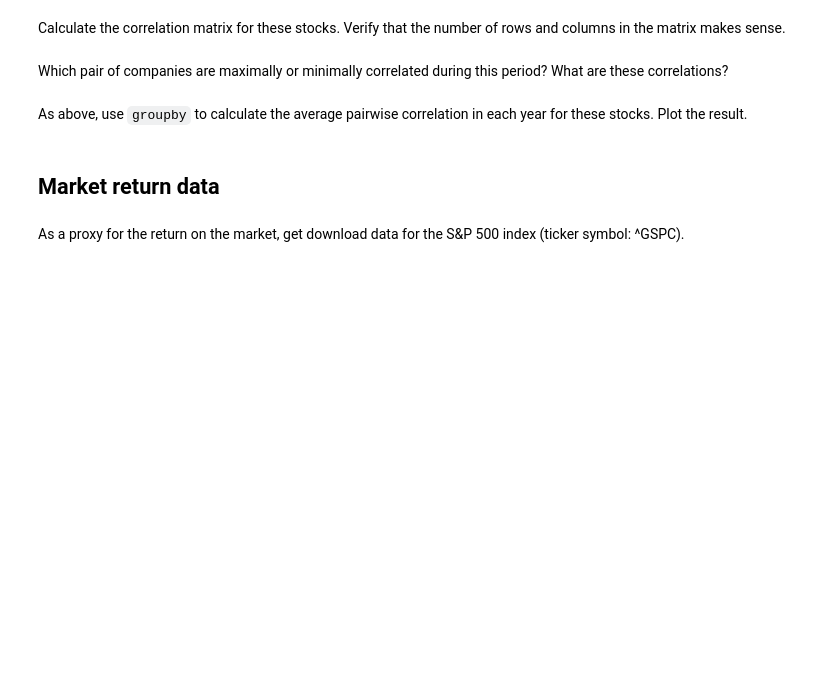
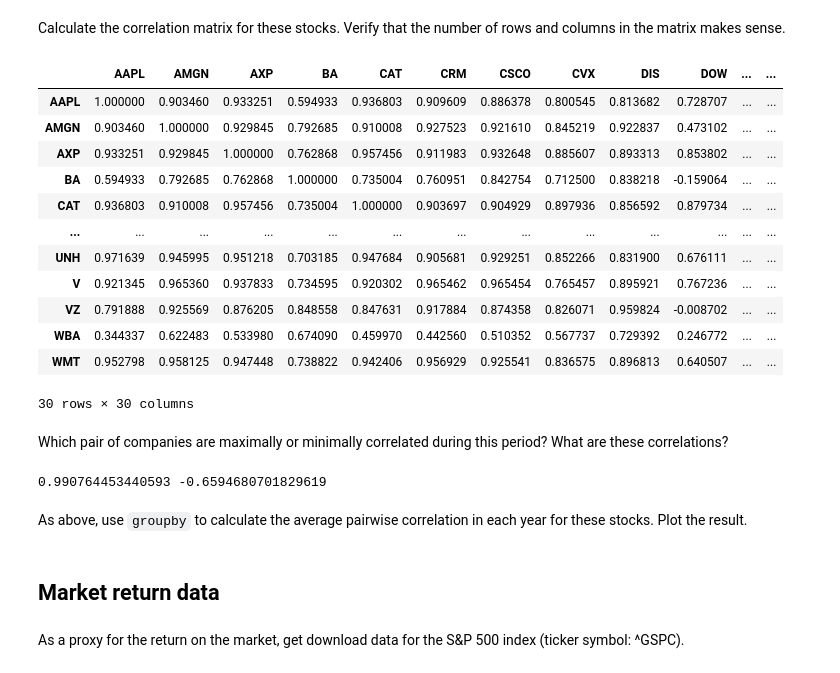
Before and after one commit to vargopal/stockMarket, a Jupyter notebook: HW1.ipynb, the cells around one changed output. Saved outputs shown, nothing was run; the diff lists cells and outputs as text; code cells hidden in the pictures; blank space fills up the shorter version.

```diff
--- a/HW1.ipynb
+++ b/HW1.ipynb
@@ -154,3 +168,14 @@ Use the `Symbol` column with the code from earlier to construct a new DataFrame
 (These stocks have not all been part of the DJIA since 2001, but we'll use these companies as a sample anyway.)
 
 **Hint:** The YFinance download function takes a *list* of symbols. You can use the pandas `to_list()` method to get this.
+# %%
+company_lst = dow['Symbol']
+company_lst
+
+dji = yf.download(tickers= company_lst.to_list(),
+                   interval='1d',
+                   start='2001-01-01')
+
+dji = dji['Adj Close']
+
+dji.head()
@@ -157,2 +192,19 @@ Use the `Symbol` column with the code from earlier to construct a new DataFrame
 # %% [markdown]
 Calculate the correlation matrix for these stocks. Verify that the number of rows and columns in the matrix makes sense.
+# %%
+dji_corr = dji.corr()
+dji_corr
+# %% [output]
+|  | AAPL | AMGN | AXP | BA | CAT | CRM | CSCO | CVX | DIS | DOW | ... | ... |
+| AAPL | 1.000000 | 0.903460 | 0.933251 | 0.594933 | 0.936803 | 0.909609 | 0.886378 | 0.800545 | 0.813682 | 0.728707 | ... | ... |
+| AMGN | 0.903460 | 1.000000 | 0.929845 | 0.792685 | 0.910008 | 0.927523 | 0.921610 | 0.845219 | 0.922837 | 0.473102 | ... | ... |
+| AXP | 0.933251 | 0.929845 | 1.000000 | 0.762868 | 0.957456 | 0.911983 | 0.932648 | 0.885607 | 0.893313 | 0.853802 | ... | ... |
+| BA | 0.594933 | 0.792685 | 0.762868 | 1.000000 | 0.735004 | 0.760951 | 0.842754 | 0.712500 | 0.838218 | -0.159064 | ... | ... |
+| CAT | 0.936803 | 0.910008 | 0.957456 | 0.735004 | 1.000000 | 0.903697 | 0.904929 | 0.897936 | 0.856592 | 0.879734 | ... | ... |
+| ... | ... | ... | ... | ... | ... | ... | ... | ... | ... | ... | ... | ... |
+| UNH | 0.971639 | 0.945995 | 0.951218 | 0.703185 | 0.947684 | 0.905681 | 0.929251 | 0.852266 | 0.831900 | 0.676111 | ... | ... |
+| V | 0.921345 | 0.965360 | 0.937833 | 0.734595 | 0.920302 | 0.965462 | 0.965454 | 0.765457 | 0.895921 | 0.767236 | ... | ... |
+| VZ | 0.791888 | 0.925569 | 0.876205 | 0.848558 | 0.847631 | 0.917884 | 0.874358 | 0.826071 | 0.959824 | -0.008702 | ... | ... |
+| WBA | 0.344337 | 0.622483 | 0.533980 | 0.674090 | 0.459970 | 0.442560 | 0.510352 | 0.567737 | 0.729392 | 0.246772 | ... | ... |
+| WMT | 0.952798 | 0.958125 | 0.947448 | 0.738822 | 0.942406 | 0.956929 | 0.925541 | 0.836575 | 0.896813 | 0.640507 | ... | ... |
+30 rows × 30 columns
@@ -159,5 +213,16 @@ Calculate the correlation matrix for these stocks. Verify that the number of row
 # %% [markdown]
 Which pair of companies are maximally or minimally correlated during this period? What are these correlations?
+# %%
+dji_corr
+max_corr = dji_corr['corr'].max()
+max_pair = dji_corr[dji_corr.isin(max_corr)]
+
+min_corr = dji_corr['corr'].min()
+
+
+print(max_corr, min_corr)
+# %% [output]
+0.990764453440593 -0.6594680701829619
 # %% [markdown]
 As above, use `groupby` to calculate the average pairwise correlation in each year for these stocks. Plot the result.
 # %% [markdown]
```
Also changed, not shown: parts of 5 cells of this notebook.
